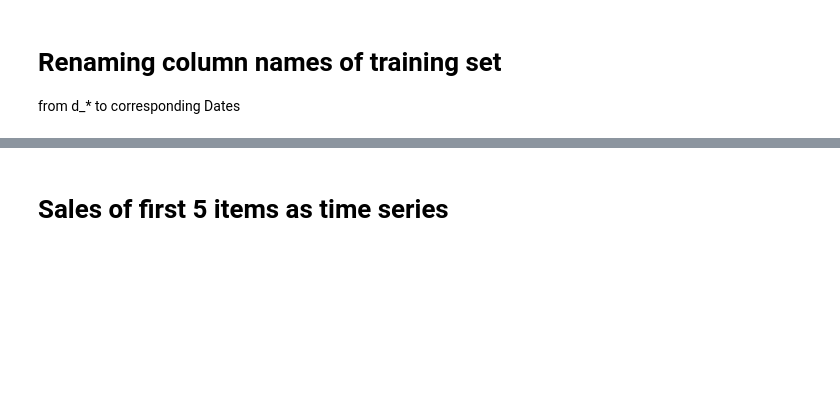
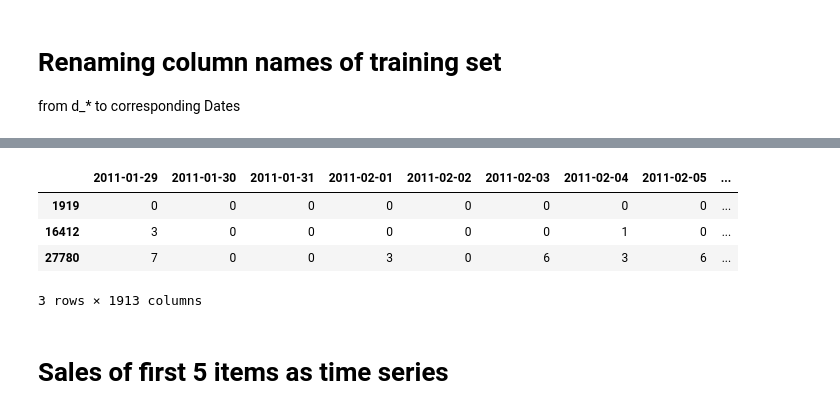
Before and after one commit to nguyenvudev20/mse22.python4engineer, a Jupyter notebook: Bai_2_m5-eda.ipynb, the cells around one changed output, grey strips where cells are left out. Saved outputs shown, nothing was run; the diff lists cells and outputs as text; code cells hidden in the pictures; blank space fills up the shorter version.

```diff
--- a/Bai_2_m5-eda.ipynb
+++ b/Bai_2_m5-eda.ipynb
@@ -40,6 +69,14 @@ x = datetime.date(2011,1,29)
 for c in ((sale2.columns)[6:]):
     sale2.rename(columns={c:x},inplace=True)
     x = x + datetime.timedelta(days=1)
+# %%
+x.head(5)
+# %% [output]
+|  | 2011-01-29 | 2011-01-30 | 2011-01-31 | 2011-02-01 | 2011-02-02 | 2011-02-03 | 2011-02-04 | 2011-02-05 | ... |
+| 1919 | 0 | 0 | 0 | 0 | 0 | 0 | 0 | 0 | ... |
+| 16412 | 3 | 0 | 0 | 0 | 0 | 0 | 1 | 0 | ... |
+| 27780 | 7 | 0 | 0 | 3 | 0 | 6 | 3 | 6 | ... |
+3 rows × 1913 columns
 # %% [markdown]
 # **Sales of first 5 items as time series**
 # %%
```
Also changed, not shown: parts of 44 cells of this notebook.
